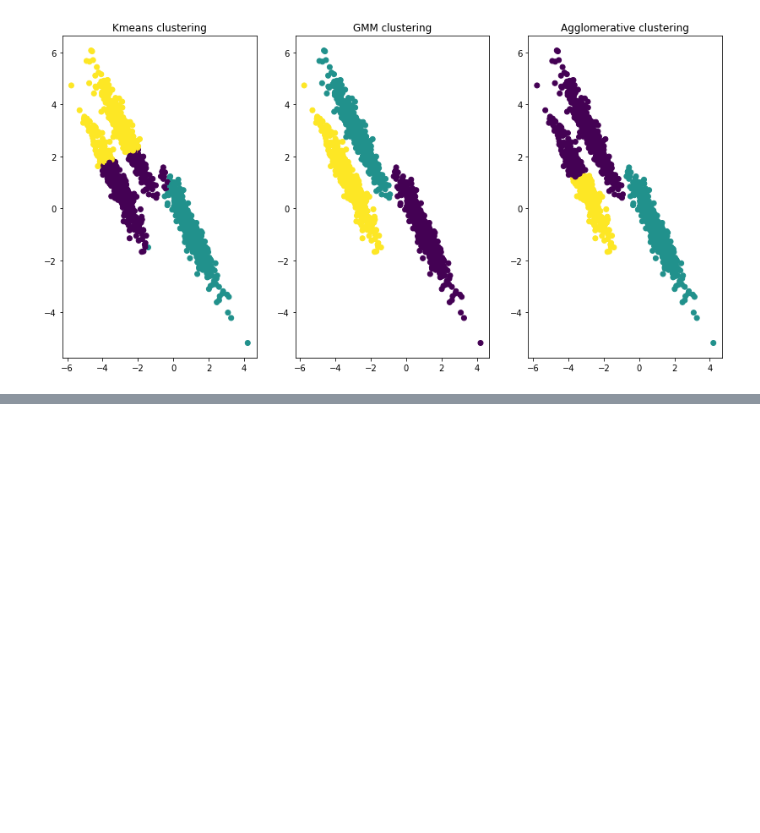
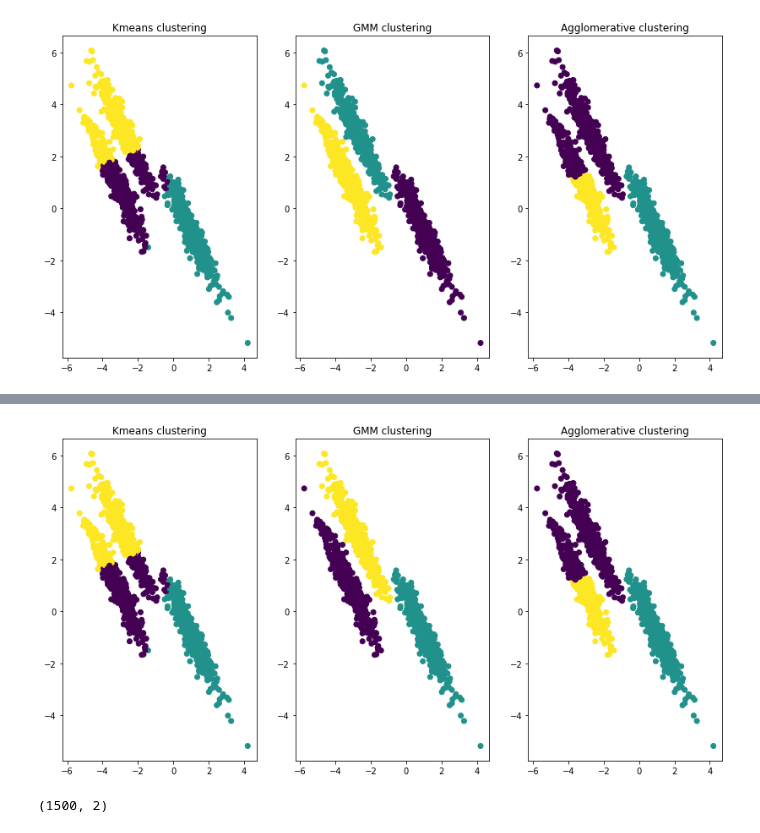
Before and after one commit to raulbenitez/postgrau_IML_exploratory, a Jupyter notebook: CLUSTERING/ejercicio_comparativas/comparar_kmeans_aglo_GMM_Marc_Bonastre.ipynb, the cells around one changed output, grey strips where cells are left out. Drawn from its saved outputs; the diff is of its cells as text; code cells hidden in the pictures; blank space fills up the shorter version.

```diff
--- a/CLUSTERING/ejercicio_comparativas/comparar_kmeans_aglo_GMM_Marc_Bonastre.ipynb
+++ b/CLUSTERING/ejercicio_comparativas/comparar_kmeans_aglo_GMM_Marc_Bonastre.ipynb
@@ -42,0 +75,31 @@ plt.show()
+# %%
+#kmeans
+Kmeans = KMeans(n_clusters=3, random_state=random_state).fit_predict(X_aniso)
+#agglomerative
+Agg_clust = AgglomerativeClustering(n_clusters=3).fit_predict(X_aniso)
+#gmm
+clust_gmm = mixture.GaussianMixture(n_components=3,covariance_type='full').fit_predict(X_aniso)
+
+#kmeans
+plt.figure(figsize=(14,7))
+ax0 = plt.subplot(1,3,1)
+plt.scatter(X_aniso[:, 0], X_aniso[:, 1], c=Kmeans)
+plt.title("Kmeans clustering")
+
+#agglomerative
+ax1 = plt.subplot(1,3,2)
+plt.scatter(X_aniso[:, 0], X_aniso[:, 1], c=clust_gmm)
+plt.title("GMM clustering")
+
+#gmm
+ax2 = plt.subplot(1,3,3)
+plt.scatter(X_aniso[:, 0], X_aniso[:, 1], c=Agg_clust)
+plt.title("Agglomerative clustering")
+plt.show()
+# %% [output]
+[figure, added]
+# %%
+XT=np.append(Xa_aniso,np.append(Xb_aniso,Xc_aniso,axis=0),axis=0)
+XT.shape
+# %% [output]
+(1500, 2)
```
Also changed, not shown: parts of 5 cells of this notebook.
